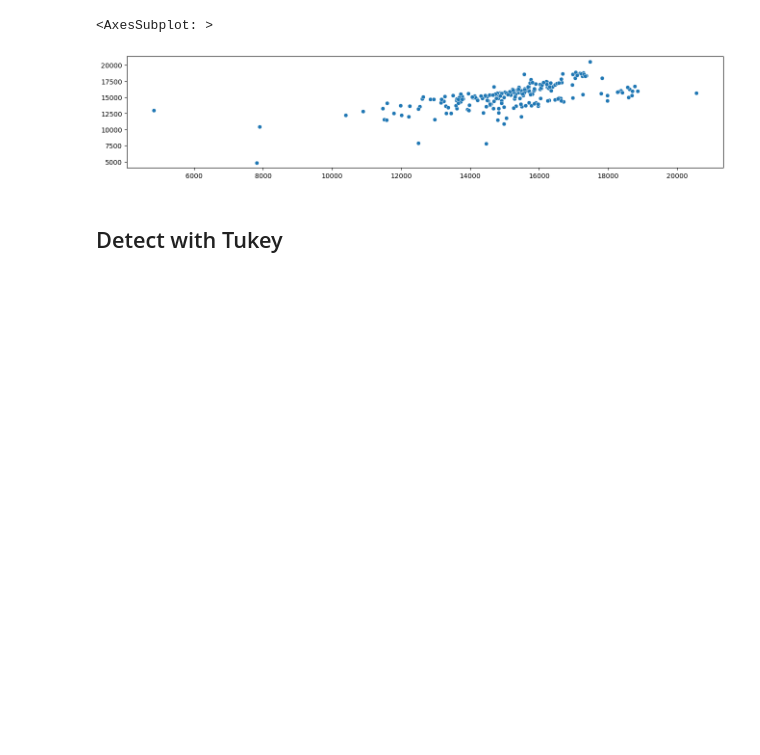
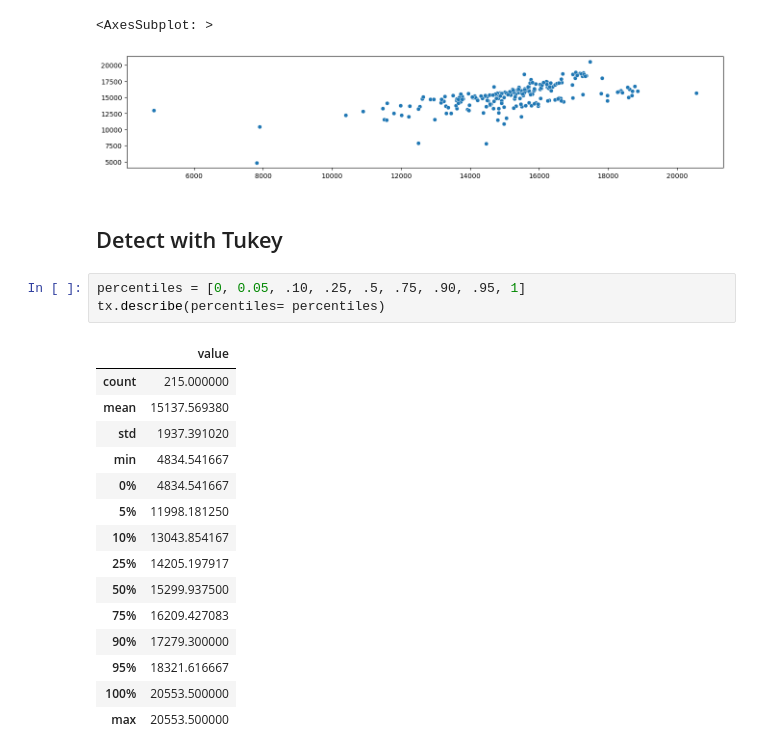
Before and after one commit to alexhandsome2/timeanalysis, a Jupyter notebook: ch8.ipynb, the cells around one changed output. Drawn from its saved outputs; the diff is of its cells as text; blank space fills up the shorter version.

```diff
--- a/ch8.ipynb
+++ b/ch8.ipynb
@@ -174,3 +197,22 @@ sns.scatterplot(x=x, y=y)
 [figure]
 # %% [markdown]
 ## Detect with Tukey
+# %%
+percentiles = [0, 0.05, .10, .25, .5, .75, .90, .95, 1]
+tx.describe(percentiles= percentiles)
+# %% [output]
+|  | value |
+| count | 215.000000 |
+| mean | 15137.569380 |
+| std | 1937.391020 |
+| min | 4834.541667 |
+| 0% | 4834.541667 |
+| 5% | 11998.181250 |
+| 10% | 13043.854167 |
+| 25% | 14205.197917 |
+| 50% | 15299.937500 |
+| 75% | 16209.427083 |
+| 90% | 17279.300000 |
+| 95% | 18321.616667 |
+| 100% | 20553.500000 |
+| max | 20553.500000 |
```
Also changed, not shown: parts of 16 cells of this notebook.
